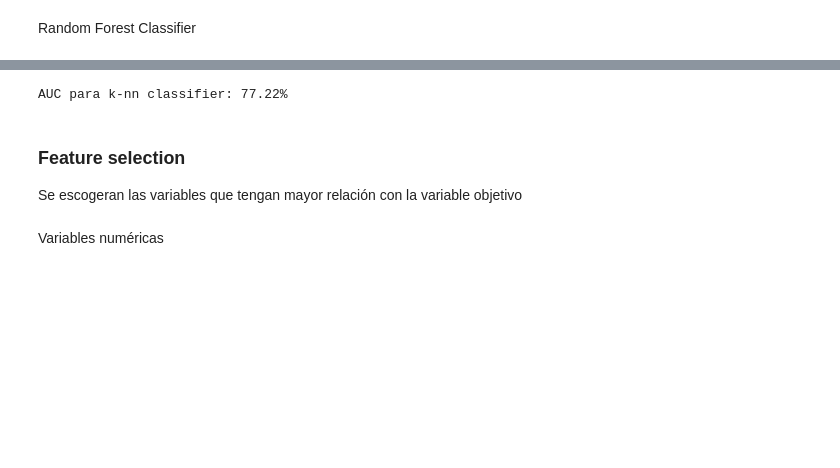
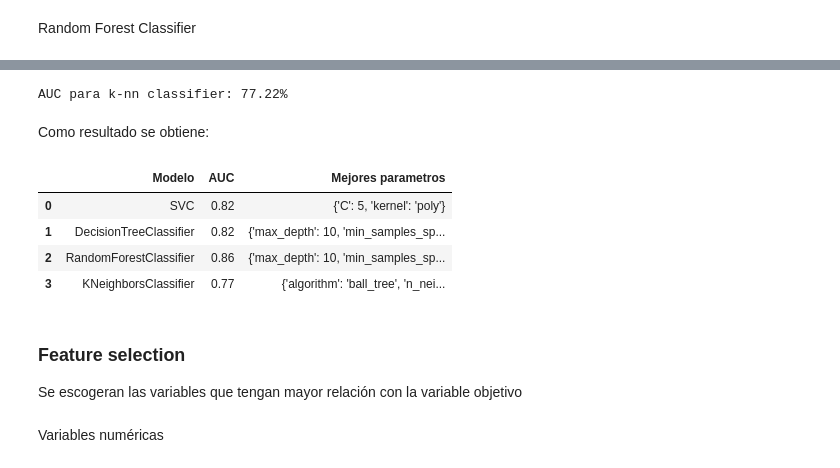
Before and after one commit to jolual2747/bank-customer-churn-prediction, a Jupyter notebook: 02-MODELACION.ipynb, the cells around one changed output, grey strips where cells are left out. Cells and saved outputs as stored; diff of their text form; code cells hidden in the pictures; blank space fills up the shorter version.

```diff
--- a/02-MODELACION.ipynb
+++ b/02-MODELACION.ipynb
@@ -104,0 +101,6 @@ AUC para support vector machine: 81.99%
+# %%
+results_iter2 = pd.DataFrame(columns=['Modelo', 'AUC', 'Mejores parametros'])
+print(f"AUC para support vector machine: {roc_auc_score(y_test, grid.best_estimator_.predict_proba(X_test)[:, 1]):.2%}")
+aux = pd.DataFrame(columns=['Modelo', 'AUC', 'Mejores parametros'], index=[0])
+aux.iloc[-1,:] = grid.best_estimator_.__class__.__name__, round(roc_auc_score(y_test, grid.best_estimator_.predict_proba(X_test)[:, 1]),2), grid.best_params_
+results_iter2 = pd.concat([results_iter2, aux], axis = 0, ignore_index=True)
@@ -124,0 +125,5 @@ AUC para decision tree: 82.46%
+# %%
+print(f"AUC para decision tree: {roc_auc_score(y_test, grid2.best_estimator_.predict_proba(X_test)[:, 1]):.2%}")
+aux = pd.DataFrame(columns=['Modelo', 'AUC', 'Mejores parametros'], index=[0])
+aux.iloc[-1,:] = grid2.best_estimator_.__class__.__name__, round(roc_auc_score(y_test, grid2.best_estimator_.predict_proba(X_test)[:, 1]),2), grid2.best_params_
+results_iter2 = pd.concat([results_iter2, aux], axis = 0, ignore_index=True)
@@ -144,0 +148,5 @@ AUC para random forest: 85.70%
+# %%
+print(f"AUC para random forest: {roc_auc_score(y_test, grid3.best_estimator_.predict_proba(X_test)[:, 1]):.2%}")
+aux = pd.DataFrame(columns=['Modelo', 'AUC', 'Mejores parametros'], index=[0])
+aux.iloc[-1,:] = grid3.best_estimator_.__class__.__name__, round(roc_auc_score(y_test, grid3.best_estimator_.predict_proba(X_test)[:, 1]),2), grid3.best_params_
+results_iter2 = pd.concat([results_iter2, aux], axis = 0, ignore_index=True)
@@ -159,7 +169,21 @@ pd.DataFrame(grid4.cv_results_).sort_values(by='rank_test_score', ascending=True
-# %%
-print(f"AUC para k-nn classifier: {roc_auc_score(y_test, grid4.best_estimator_.predict_proba(X_test)[:, 1]):.2%}")
-# %% [output]
-AUC para k-nn classifier: 77.22%
+# %%
+print(f"AUC para k-nn classifier: {roc_auc_score(y_test, grid4.best_estimator_.predict_proba(X_test)[:, 1]):.2%}")
+aux = pd.DataFrame(columns=['Modelo', 'AUC', 'Mejores parametros'], index=[0])
+aux.iloc[-1,:] = grid4.best_estimator_.__class__.__name__, round(roc_auc_score(y_test, grid4.best_estimator_.predict_proba(X_test)[:, 1]),2), grid4.best_params_
+results_iter2 = pd.concat([results_iter2, aux], axis = 0, ignore_index=True)
+# %% [output]
+AUC para k-nn classifier: 77.22%
+# %% [markdown]
+Como resultado se obtiene:
+# %%
+pd.set_option('display.max_colwidth', 200)
+results_iter2
+# %% [output]
+|  | Modelo | AUC | Mejores parametros |
+| 0 | SVC | 0.82 | {'C': 5, 'kernel': 'poly'} |
+| 1 | DecisionTreeClassifier | 0.82 | {'max_depth': 10, 'min_samples_sp... |
+| 2 | RandomForestClassifier | 0.86 | {'max_depth': 10, 'min_samples_sp... |
+| 3 | KNeighborsClassifier | 0.77 | {'algorithm': 'ball_tree', 'n_nei... |
 # %% [markdown]
 ### Feature selection
 
```
Also changed, not shown: parts of 26 cells of this notebook.
